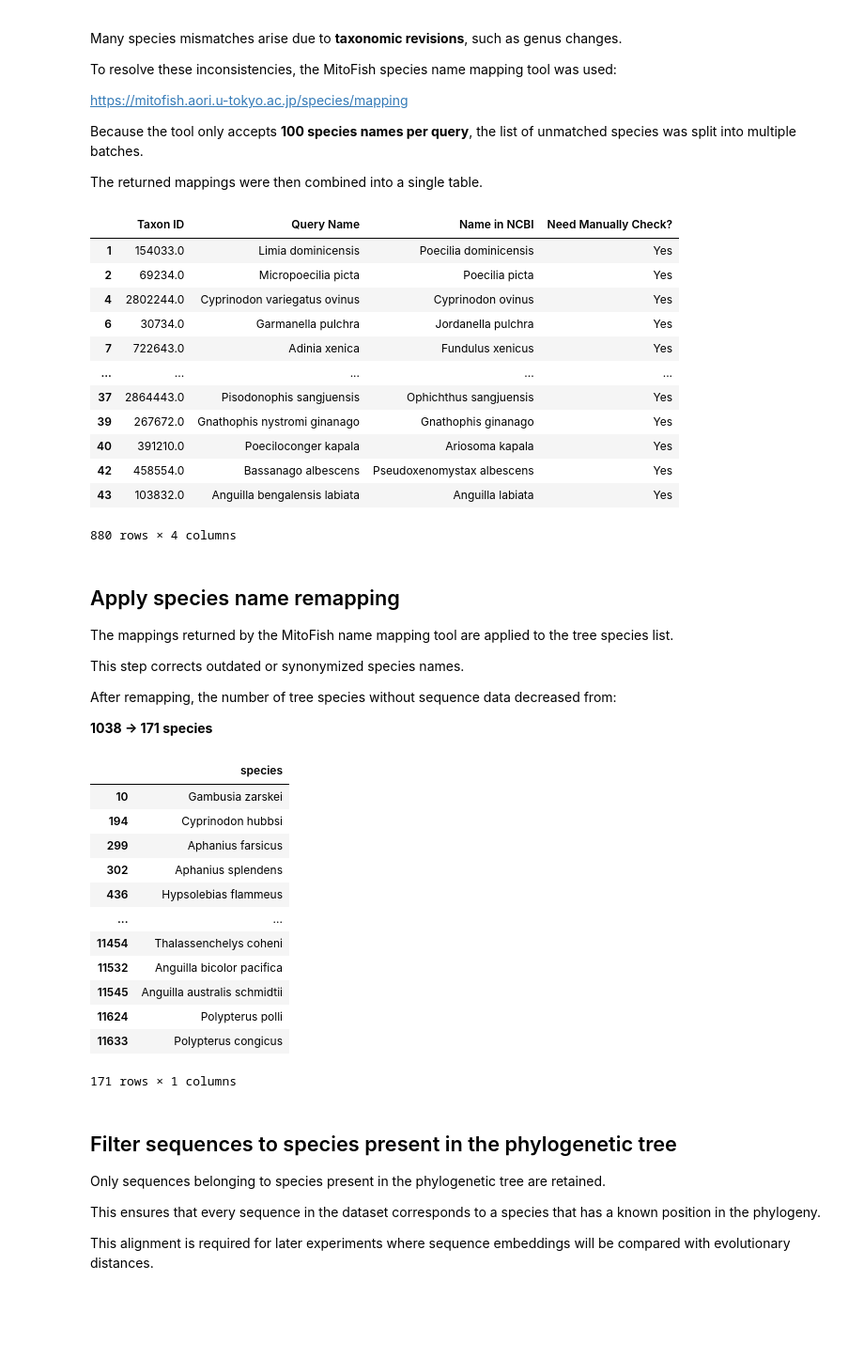
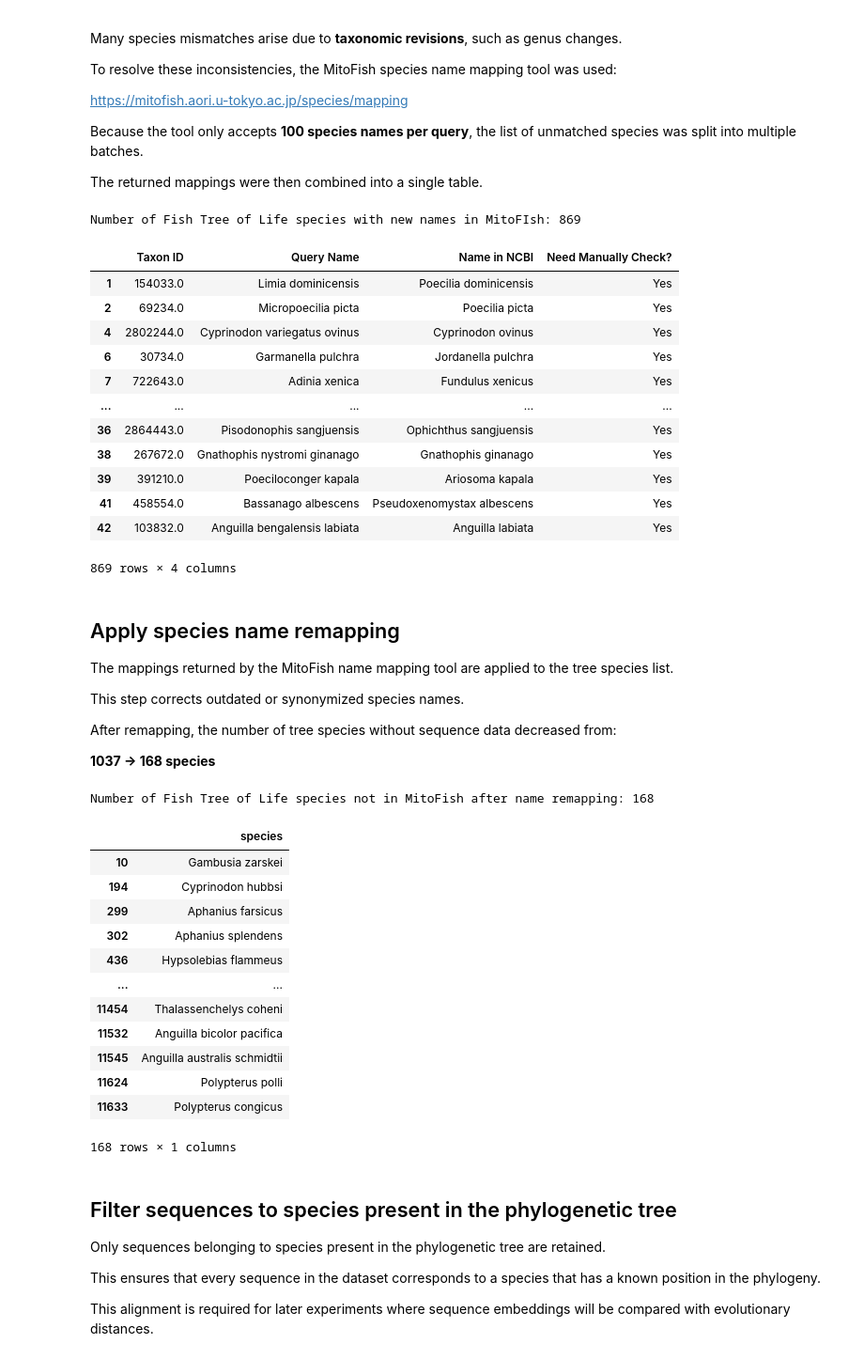
Before and after one commit to Dzee97/FishPhyloEmbedding2, a Jupyter notebook: stage0_preprocessing.ipynb, the cells around one changed output. Shown at 94% size. Saved outputs shown, nothing was run; the diff lists cells and outputs as text; code cells hidden in the pictures; blank space fills up the shorter version.

```diff
--- a/stage0_preprocessing.ipynb
+++ b/stage0_preprocessing.ipynb
@@ -366,5 +369,10 @@ t_leaves = t.get_leaves()
 df_leaves = pd.DataFrame([l.name.replace("_", " ") for l in t_leaves], columns=['species'], dtype='string')
 df_leaves['species'] = df_leaves['species'].str.replace(r'\b(\w+) \1\b', r'\1', regex=True)
 
+BAD_TOKENS = (" sp", " sp.", " spp", " spp.", " cf", " cf.", " aff", " aff.", " nr", " nr.")
+
+df_leaves = df_leaves[~df_leaves['species'].str.endswith(BAD_TOKENS)]
+
+print(f"Number of species in The Fish Tree of Life: {df_leaves['species'].nunique()}")
 df_leaves
 # %% [output]
@@ -393,8 +399,7 @@ This step identifies tree species that:
 
 The missing species names are exported for manual inspection.
 # %%
-df_leaves_not_in_mf = df_leaves[(~df_leaves['species'].isin(df_mf_all_genes['species'])) &
-                                (~df_leaves['species'].str.endswith(' sp'))]
+df_leaves_not_in_mf = df_leaves[~df_leaves['species'].isin(df_mf_all_genes['species'])]
 
 path_leaves_not_in_mf =  path_fishtree / "leaves_not_in_mf"
 path_leaves_not_in_mf.mkdir(exist_ok=True)
@@ -403,5 +408,6 @@ for i in range(0, df_leaves_not_in_mf.shape[0], 100):
     df_leaves_not_in_mf.iloc[i:i+100].to_csv(path_leaves_not_in_mf / f"leaves_not_in_mf_{i}-{i+100}.txt",
                                              index=False, header=False)
 
+print(f"Number of Fish Tree of Life species not in MitoFish: {df_leaves_not_in_mf['species'].nunique()}")
 df_leaves_not_in_mf
 # %% [output]
@@ -433,30 +440,39 @@ The returned mappings were then combined into a single table.
 # %%
 path_leaves_remap = path_fishtree / "leaves_remap"
 
 df_map = pd.concat(
     pd.read_csv(path_leaves_remap / f"table-mapping-species-names-{i}.csv") for i in range (1, 12)
 )
 
+# Only select rows with species mismatch
 df_map = df_map[df_map['Need Manually Check?'] == "Yes"]
-df_map = df_map[df_map['Query Name'].str.split().str[-1].str[:3] ==
-                                  df_map['Name in NCBI'].str.split().str[-1].str[:3]]
+# Only select rows where Name in NCBI is not already present in Fish Tree of Life species
+df_map = df_map[~df_map['Name in NCBI'].isin(df_leaves['species'])]
+# Only select rows where Name in NCBI is present in MitoFish
+df_map = df_map[df_map['Name in NCBI'].isin(df_mf_all_genes['species'])]
+# Only select rows where the query species name matches the NCBI species name (first 3 characters)
+df_map = df_map[(df_map['Query Name'].str.split().str[-1].str[:3] == df_map['Name in NCBI'].str.split().str[-1].str[:3]) |
+                (df_map['Query Name'].str.split().str[-2].str[:3] == df_map['Name in NCBI'].str.split().str[-1].str[:3])]
+# Drop duplicates so each query gets a single remap name
 df_map.drop_duplicates('Query Name', inplace=True)
 
+print(f"Number of Fish Tree of Life species with new names in MitoFIsh: {df_map['Query Name'].nunique()}")
 df_map
 # %% [output]
+Number of Fish Tree of Life species with new names in MitoFIsh: 869
 |  | Taxon ID | Query Name | Name in NCBI | Need Manually Check? |
 | 1 | 154033.0 | Limia dominicensis | Poecilia dominicensis | Yes |
 | 2 | 69234.0 | Micropoecilia picta | Poecilia picta | Yes |
 | 4 | 2802244.0 | Cyprinodon variegatus ovinus | Cyprinodon ovinus | Yes |
 | 6 | 30734.0 | Garmanella pulchra | Jordanella pulchra | Yes |
 | 7 | 722643.0 | Adinia xenica | Fundulus xenicus | Yes |
 | ... | ... | ... | ... | ... |
-| 37 | 2864443.0 | Pisodonophis sangjuensis | Ophichthus sangjuensis | Yes |
-| 39 | 267672.0 | Gnathophis nystromi ginanago | Gnathophis ginanago | Yes |
-| 40 | 391210.0 | Poeciloconger kapala | Ariosoma kapala | Yes |
-| 42 | 458554.0 | Bassanago albescens | Pseudoxenomystax albescens | Yes |
-| 43 | 103832.0 | Anguilla bengalensis labiata | Anguilla labiata | Yes |
+| 36 | 2864443.0 | Pisodonophis sangjuensis | Ophichthus sangjuensis | Yes |
+| 38 | 267672.0 | Gnathophis nystromi ginanago | Gnathophis ginanago | Yes |
+| 39 | 391210.0 | Poeciloconger kapala | Ariosoma kapala | Yes |
+| 41 | 458554.0 | Bassanago albescens | Pseudoxenomystax albescens | Yes |
+| 42 | 103832.0 | Anguilla bengalensis labiata | Anguilla labiata | Yes |
-880 rows × 4 columns
+869 rows × 4 columns
 # %% [markdown]
 ## Apply species name remapping
 
@@ -466,16 +482,17 @@ This step corrects outdated or synonymized species names.
 
 After remapping, the number of tree species without sequence data decreased from:
 
-**1038 → 171 species**
+**1037 → 168 species**
 # %%
 name_mapping = dict(zip(df_map['Query Name'], df_map['Name in NCBI']))
 
 df_leaves_remap = df_leaves.replace(name_mapping)
-df_leaves_remap_not_in_mf = df_leaves[(~df_leaves_remap['species'].isin(df_mf_all_genes['species'])) &
-                                (~df_leaves_remap['species'].str.endswith(' sp'))]
+df_leaves_remap_not_in_mf = df_leaves[(~df_leaves_remap['species'].isin(df_mf_all_genes['species']))]
 
+print(f"Number of Fish Tree of Life species not in MitoFish after name remapping: {df_leaves_remap_not_in_mf['species'].nunique()}")
 df_leaves_remap_not_in_mf
 # %% [output]
+Number of Fish Tree of Life species not in MitoFish after name remapping: 168
 |  | species |
 | 10 | Gambusia zarskei |
 | 194 | Cyprinodon hubbsi |
@@ -488,7 +505,7 @@ df_leaves_remap_not_in_mf
 | 11545 | Anguilla australis schmidtii |
 | 11624 | Polypterus polli |
 | 11633 | Polypterus congicus |
-171 rows × 1 columns
+168 rows × 1 columns
 # %% [markdown]
 ## Filter sequences to species present in the phylogenetic tree
 
```
Also changed, not shown: parts of 8 cells of this notebook, 1 other file.
